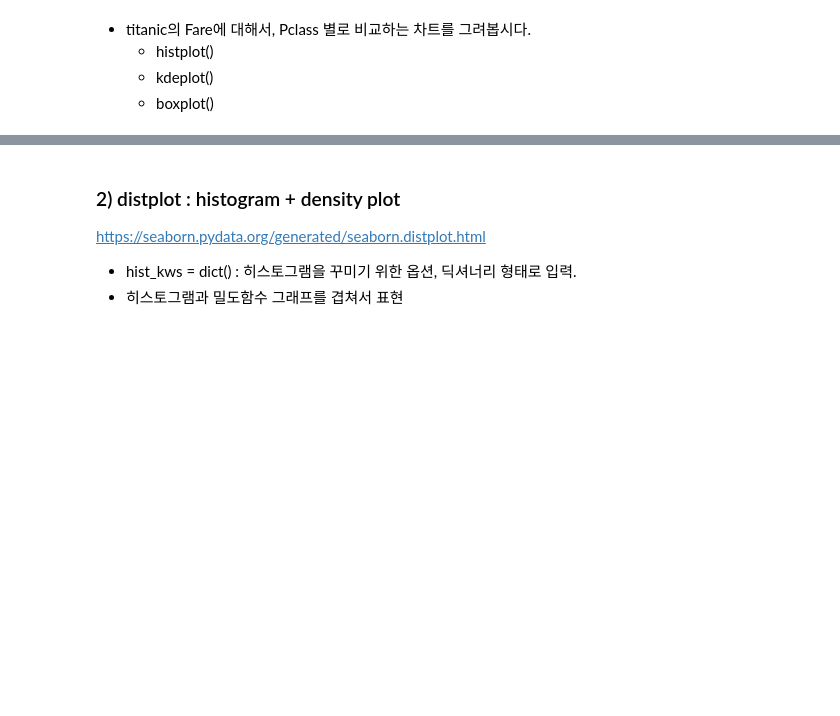
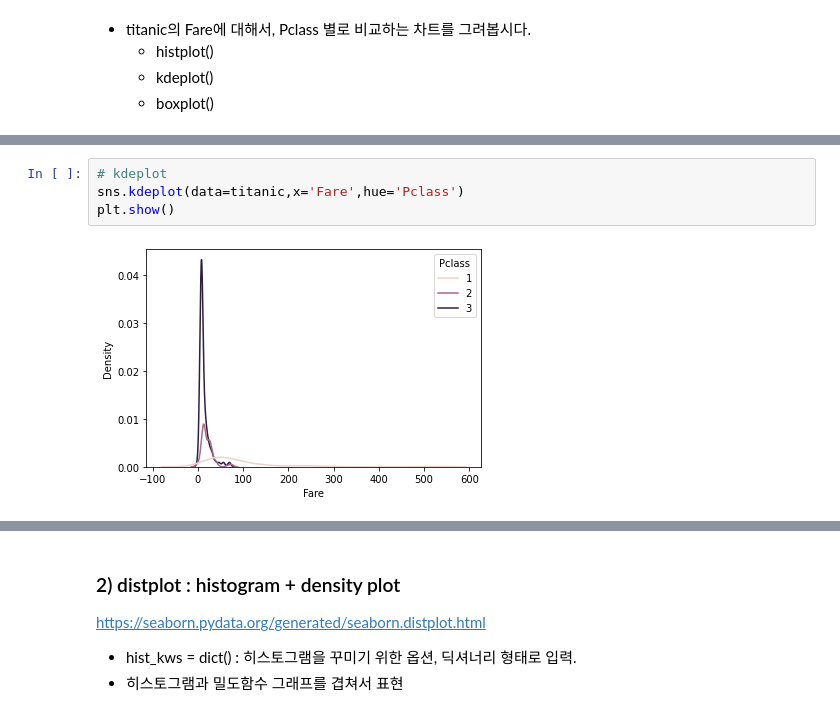
Before and after one commit to ringolove/aivle2201, a Jupyter notebook: python_visualization/07과 seaborn 다양한 차트들.ipynb, the cells around one changed output, grey strips where cells are left out. Drawn from its saved outputs; the diff is of its cells as text; blank space fills up the shorter version.

```diff
--- a/python_visualization/07과 seaborn 다양한 차트들.ipynb
+++ b/python_visualization/07과 seaborn 다양한 차트들.ipynb
@@ -131,0 +133,6 @@ plt.show()
+# %%
+# kdeplot
+sns.kdeplot(data=titanic,x='Fare',hue='Pclass')
+plt.show()
+# %% [output]
+[figure, added]
```
Also changed, not shown: parts of 8 cells of this notebook, 2 other files.
